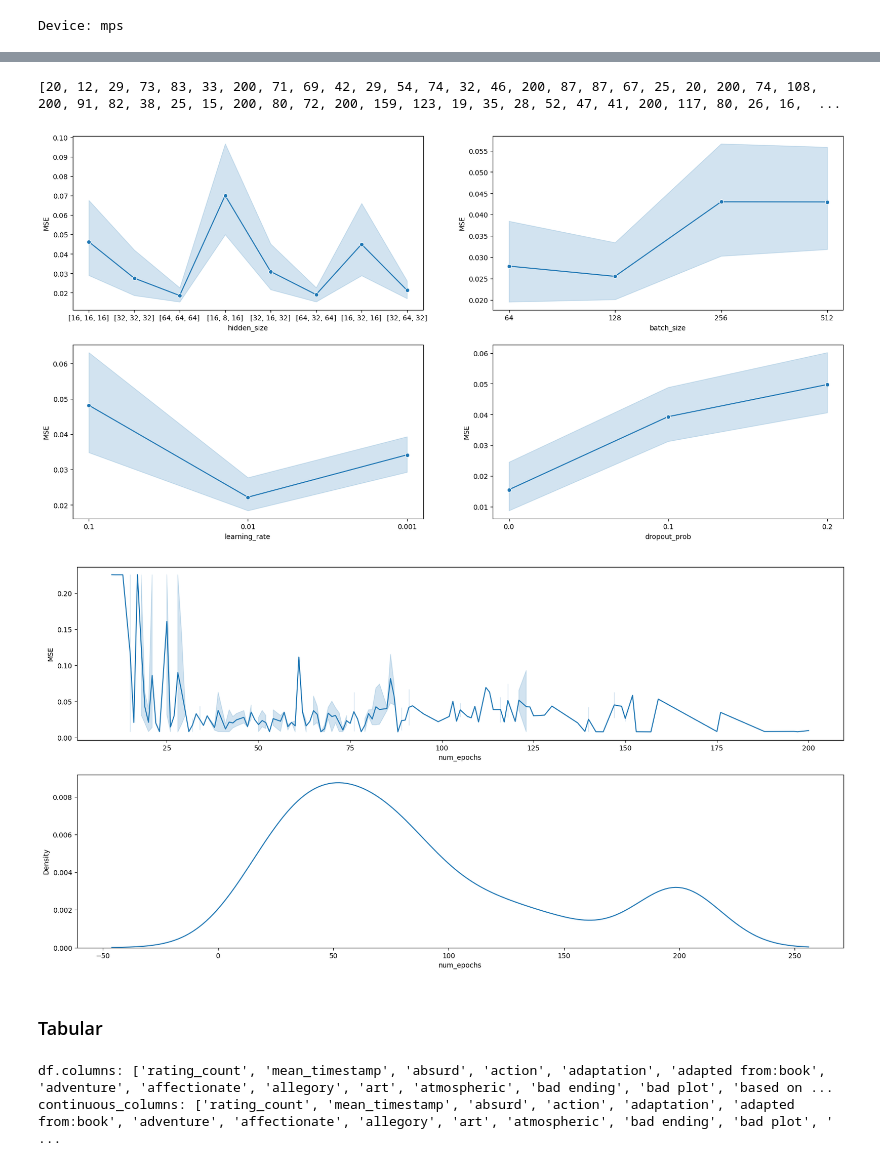
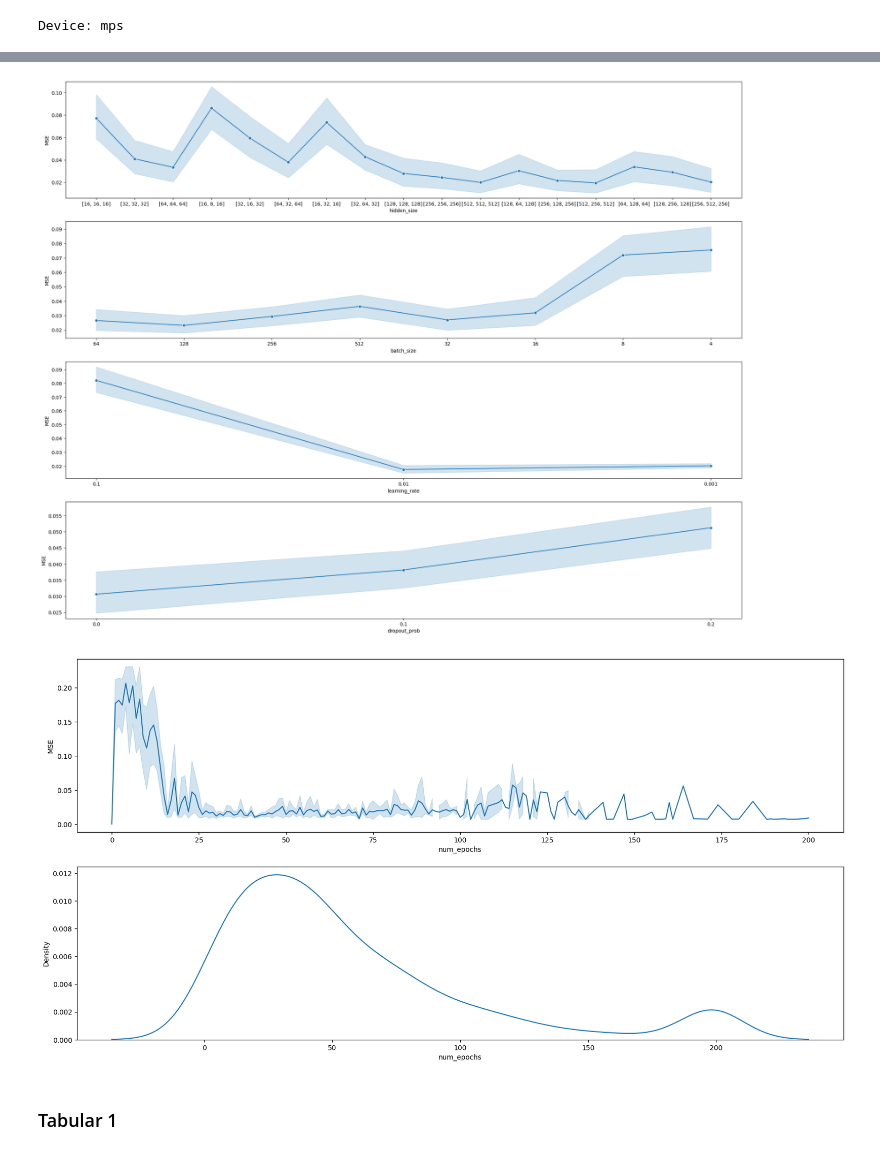
Before and after one commit to nicolopizzo/data-analytics, a Jupyter notebook: analysis.ipynb, the cells around one changed output, grey strips where cells are left out. Drawn from its saved outputs; the diff is of its cells as text; code cells hidden in the pictures.

```diff
--- a/analysis.ipynb
+++ b/analysis.ipynb
@@ -862,5 +947,5 @@ def test_model(model, criterion, data_loader, device):
 # %%
-""" class NN(nn.Module):
+class NN(nn.Module):
     def __init__(self, input_size, hidden_sizes, dropout_prob=0):
         super(NN, self).__init__()
         self.input_size = input_size
@@ -885,4 +970,3 @@ def test_model(model, criterion, data_loader, device):
     def forward(self, x):
         x = self.model(x)
         return x.squeeze()
- """
@@ -1050,3 +1126,6 @@ my_table.to_csv('my_table.csv', index=False)
+# %%
+# read my_table from csv
+my_table = pd.read_csv('my_table1.csv')
 # %%
 # apply green color to min MSE
 my_table.style.applymap(lambda x: 'background-color: green' if x == my_table['MSE'].min() else '', subset=['MSE'])
@@ -1071,38 +1134,15 @@ my_table.style.applymap(lambda x: 'background-color: green' if x == my_table['MS
-# %%
-""" # from analysis_output.txt take epoch array where epoch is x in line "Epoch: [x/y],	Patience: z,	Loss: a,	Val Loss: b"
-analysis_output = open("analysis_output.txt", "r")
-analysis_output = analysis_output.read()
-analysis_output = analysis_output.split("\n")
-analysis_output = [x for x in analysis_output]
-
-epochs_array = []
-for line in analysis_output:
-    if line.startswith("Epoch: ["):
-        # extract x from line "Epoch: [x/y],	Patience: z,	Loss: a,	Val Loss: b"
-        line = line.split("[")[1]
-        line = line.split("/")[0]
-        line = int(line)
-        epochs_array.append(line)
-
-print(epochs_array)
-
-# add epochs array to my_table in column "num_epochs"
-my_table['num_epochs'] = epochs_array
- """
-# %% [output]
-[20, 12, 29, 73, 83, 33, 200, 71, 69, 42, 29, 54, 74, 32, 46, 200, 87, 87, 67, 25, 20, 200, 74, 108, 200, 91, 82, 38, 25, 15, 200, 80, 72, 200, 159, 123, 19, 35, 28, 52, 47, 41, 200, 117, 80, 26, 16,  ...
 # %%
 # plot x = [hidden_size, num_epochs, batch_size, learning_rate, dropout_prob], y = MSE
 
-fig, axs = plt.subplots(nrows=2, ncols=2, figsize=(20, 10))
-sns.lineplot(x=my_table['hidden_size'].apply(lambda x: str(x)), y='MSE', data=my_table, ax=axs[0,0], marker='o')
-sns.lineplot(x=my_table['batch_size'].apply(lambda x: str(x)), y='MSE', data=my_table, ax=axs[0,1], marker='o')
-sns.lineplot(x=my_table['learning_rate'].apply(lambda x: str(x)), y='MSE', data=my_table, ax=axs[1,0], marker='o')
-sns.lineplot(x=my_table['dropout_prob'].apply(lambda x: str(x)), y='MSE', data=my_table, ax=axs[1,1], marker='o')
+fig, axs = plt.subplots(nrows=4, ncols=1, figsize=(25, 20))
+sns.lineplot(x=my_table['hidden_size'].apply(lambda x: str(x)), y='MSE', data=my_table, ax=axs[0], marker='o')
+sns.lineplot(x=my_table['batch_size'].apply(lambda x: str(x)), y='MSE', data=my_table, ax=axs[1], marker='o')
+sns.lineplot(x=my_table['learning_rate'].apply(lambda x: str(x)), y='MSE', data=my_table, ax=axs[2], marker='o')
+sns.lineplot(x=my_table['dropout_prob'].apply(lambda x: str(x)), y='MSE', data=my_table, ax=axs[3], marker='o')
 
 plt.show()
 # %% [output]
-[figure, old version]
+[figure, new version]
 # %%
 fig, axs = plt.subplots(nrows=2, ncols=1, figsize=(20, 10))
 sns.lineplot(x=my_table['num_epochs'], y='MSE', data=my_table, ax=axs[0])
@@ -1110,6 +1150,6 @@ sns.kdeplot(my_table['num_epochs'], ax=axs[1])
 
 plt.show()
 # %% [output]
-[figure, old version]
+[figure, new version]
 # %% [markdown]
-### Tabular
+### Tabular 1
@@ -1133,15 +1156,15 @@ train_tabular, val_tabular = train_test_split(train_tabular, random_state=42)
 # %%
+train_tabular, test_tabular = train_test_split(df, random_state=42, test_size=0.1)
+train_tabular, val_tabular = train_test_split(train_tabular, random_state=42, test_size=0.1)
+
 label = ['mean_rating']
-# continuous_columns is df.columns - (mean_rating, IMAX, Film-Noir)
+
 categorical_columns = ['IMAX', 'Film-Noir']
+
+# continuous_columns is all_columns - [label, categorical_columns]
 continuous_columns = list(df.columns)
 continuous_columns.remove('mean_rating')
 continuous_columns.remove('IMAX')
 continuous_columns.remove('Film-Noir')
-
-print('df.columns:', list(df.columns))
-print('continuous_columns:', continuous_columns)
+# continuous_columns = list(df.columns).remove(label).remove(categorical_columns)
-# %% [output]
-df.columns: ['rating_count', 'mean_timestamp', 'absurd', 'action', 'adaptation', 'adapted from:book', 'adventure', 'affectionate', 'allegory', 'art', 'atmospheric', 'bad ending', 'bad plot', 'based on ...
-continuous_columns: ['rating_count', 'mean_timestamp', 'absurd', 'action', 'adaptation', 'adapted from:book', 'adventure', 'affectionate', 'allegory', 'art', 'atmospheric', 'bad ending', 'bad plot', ' ...
 # %%
```
Also changed, not shown: parts of 46 cells of this notebook, 1 other file.
